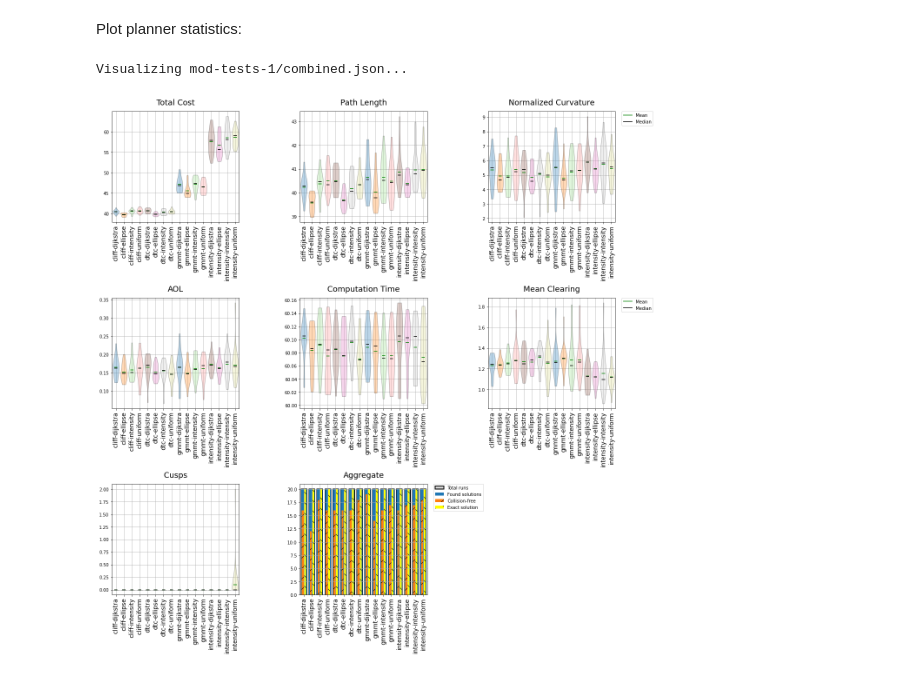
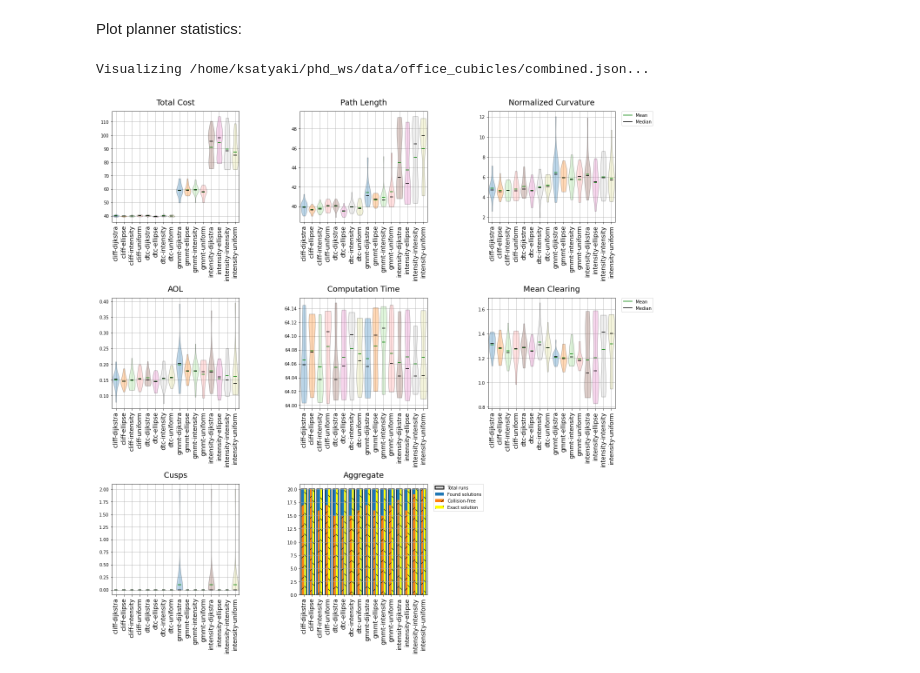
Before and after one commit to ksatyaki/bench-mr, a Jupyter notebook: python/MoD-planning-atc.ipynb, the cells around one changed output. Drawn from its saved outputs; the diff is of its cells as text; code cells hidden in the pictures.

```diff
--- a/python/MoD-planning-atc.ipynb
+++ b/python/MoD-planning-atc.ipynb
@@ -127,7 +128,7 @@ Visualizing mod-tests-atc1/combined.json
 Plot planner statistics:
 # %%
 from plot_stats import plot_planner_stats
-plot_planner_stats('mod-tests-1/combined.json', num_colors=8, ticks_rotation=90)
+plot_planner_stats('/home/ksatyaki/phd_ws/data/office_cubicles/combined.json', num_colors=8, ticks_rotation=90)
 # %% [output]
-Visualizing mod-tests-1/combined.json...
+Visualizing /home/ksatyaki/phd_ws/data/office_cubicles/combined.json...
-[figure, old version]
+[figure, new version]
```
Also changed, not shown: parts of 1 cell of this notebook.
